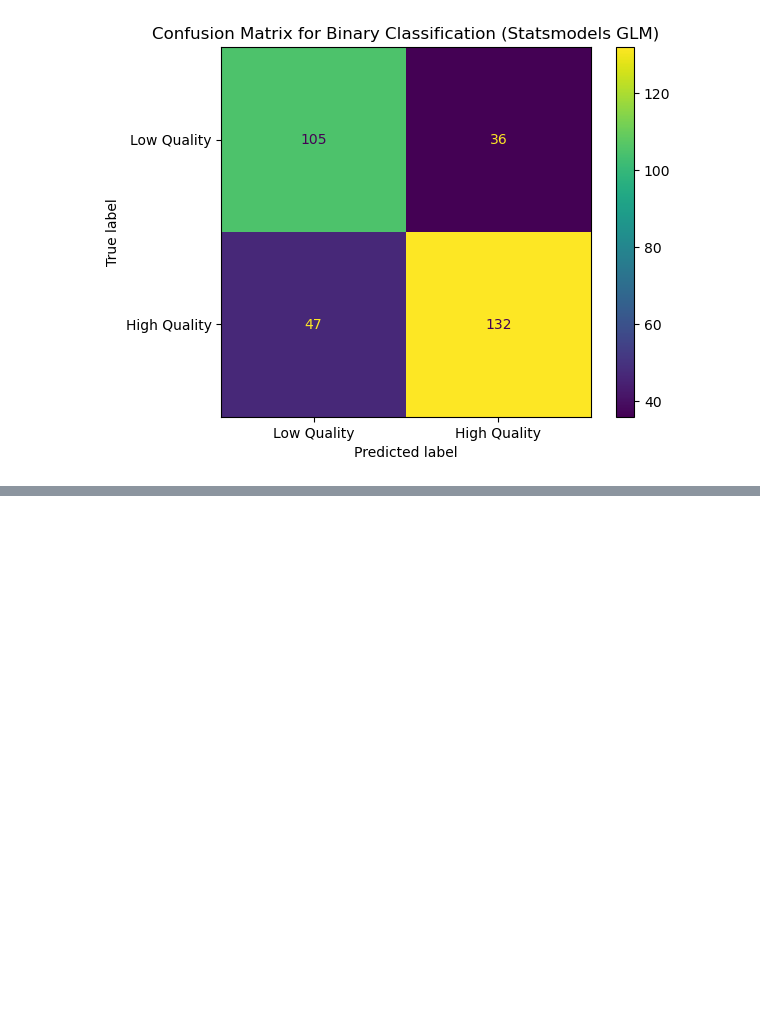
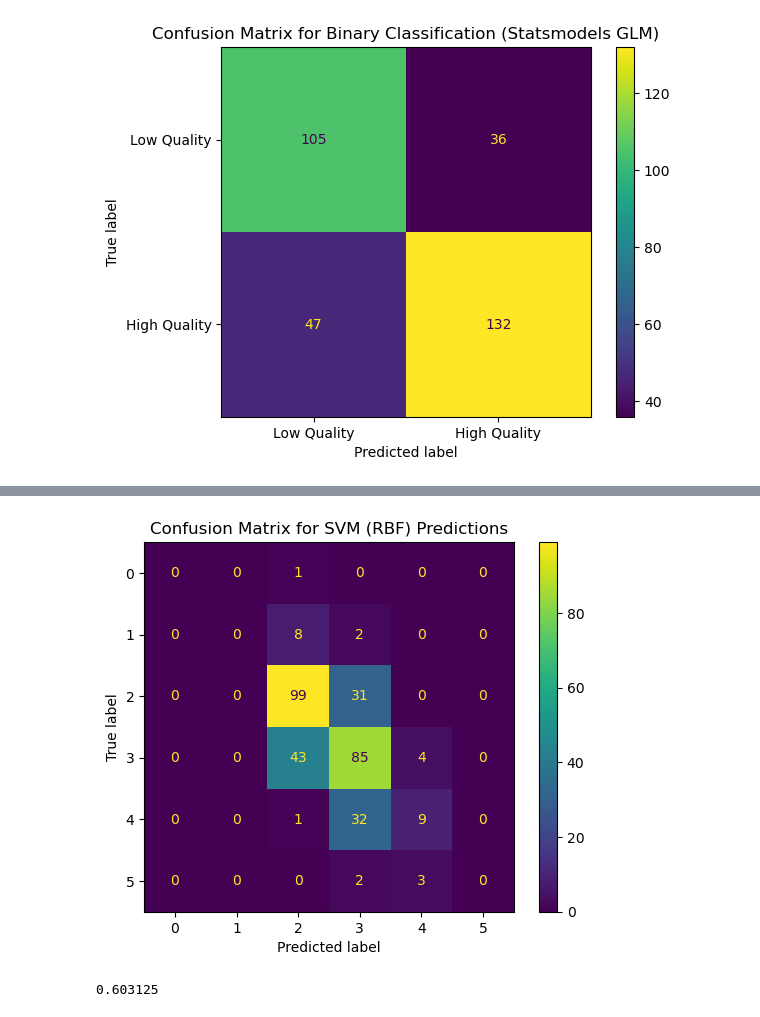
Before and after one commit to rpi11/DSAN5300-final_project, a Jupyter notebook: Classification.ipynb, the cells around one changed output, grey strips where cells are left out. Saved outputs shown, nothing was run; the diff lists cells and outputs as text; code cells hidden in the pictures; blank space fills up the shorter version.

```diff
--- a/Classification.ipynb
+++ b/Classification.ipynb
@@ -220,0 +279,21 @@ plt.show()
+# %%
+svm_rbf = SVC(kernel='rbf', random_state=42)
+
+svm_rbf.fit(X_train, y_train)
+
+y_pred_svm_rbf = svm_rbf.predict(X_test)
+
+accuracy_svm_rbf = accuracy_score(y_test, y_pred_svm_rbf)
+conf_matrix_svm_rbf = confusion_matrix(y_test, y_pred_svm_rbf)
+
+accuracy_svm_rbf, conf_matrix_svm_rbf
+
+ConfusionMatrixDisplay(conf_matrix_svm_rbf).plot(values_format='d')
+plt.title('Confusion Matrix for SVM (RBF) Predictions')
+plt.show()
+# %% [output]
+[figure, added]
+# %%
+accuracy_svm_rbf
+# %% [output]
+0.603125
```
Also changed, not shown: parts of 5 cells of this notebook.
